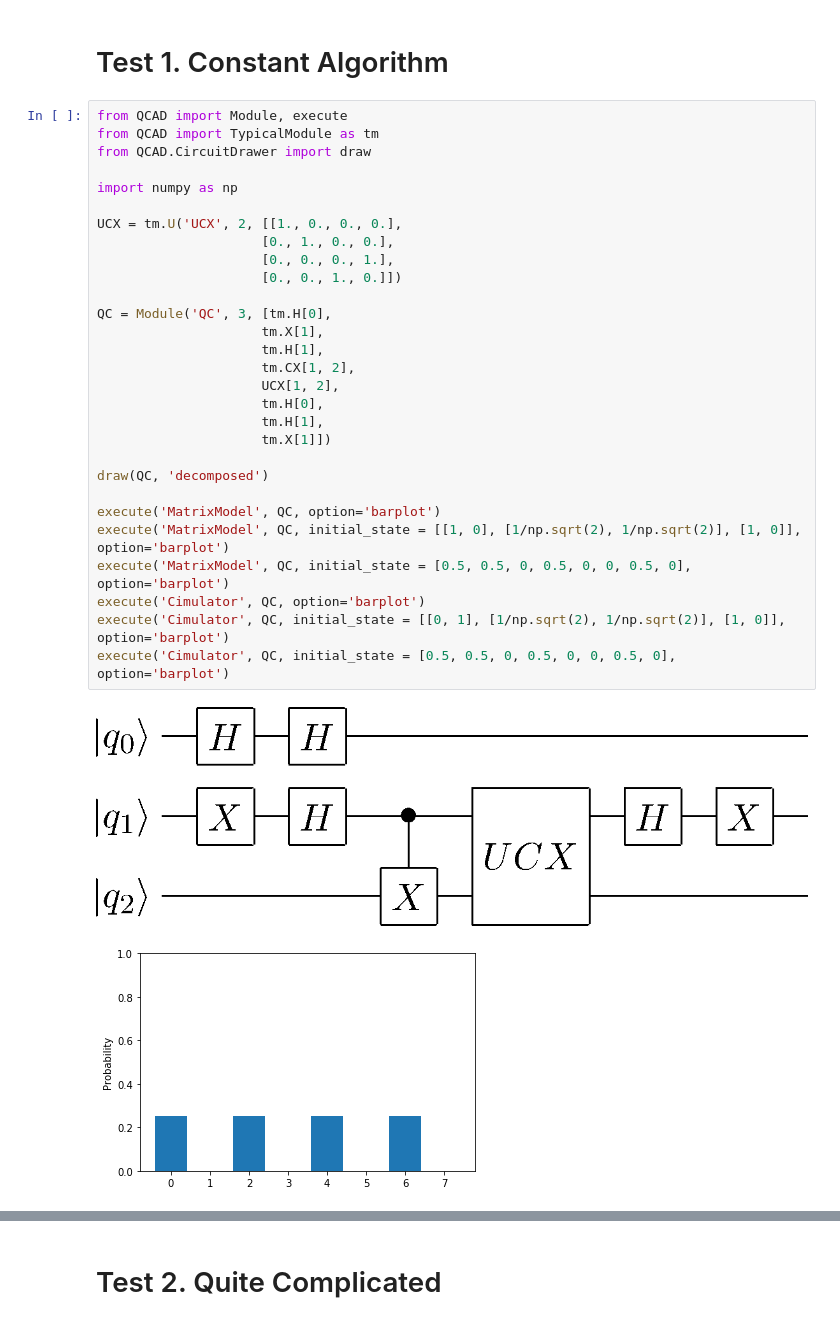
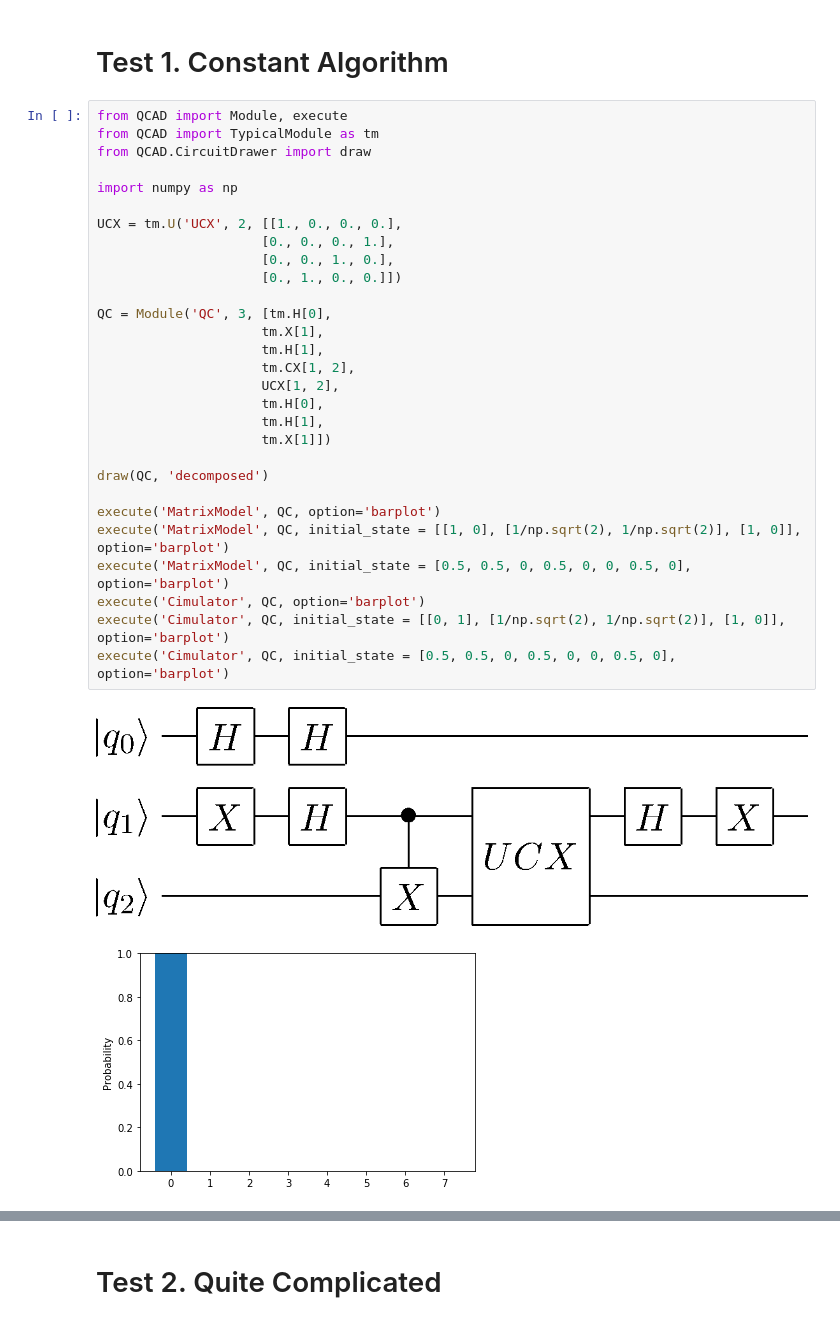
Before and after one commit to GyunghunKim/QCAD, a Jupyter notebook: Test.ipynb, the cells around one changed output, grey strips where cells are left out. Saved outputs shown, nothing was run; the diff lists cells and outputs as text.

```diff
--- a/Test.ipynb
+++ b/Test.ipynb
@@ -3,33 +3,33 @@
 # %%
 from QCAD import Module, execute
 from QCAD import TypicalModule as tm
 from QCAD.CircuitDrawer import draw
 
 import numpy as np
 
 UCX = tm.U('UCX', 2, [[1., 0., 0., 0.],
-                     [0., 1., 0., 0.],
                      [0., 0., 0., 1.],
-                     [0., 0., 1., 0.]])
+                     [0., 0., 1., 0.],
+                     [0., 1., 0., 0.]])
 
 QC = Module('QC', 3, [tm.H[0],
                      tm.X[1],
                      tm.H[1],
                      tm.CX[1, 2],
                      UCX[1, 2],
                      tm.H[0],
                      tm.H[1],
                      tm.X[1]])
 
 draw(QC, 'decomposed')
 
 execute('MatrixModel', QC, option='barplot')
 execute('MatrixModel', QC, initial_state = [[1, 0], [1/np.sqrt(2), 1/np.sqrt(2)], [1, 0]], option='barplot')
 execute('MatrixModel', QC, initial_state = [0.5, 0.5, 0, 0.5, 0, 0, 0.5, 0], option='barplot')
 execute('Cimulator', QC, option='barplot')
 execute('Cimulator', QC, initial_state = [[0, 1], [1/np.sqrt(2), 1/np.sqrt(2)], [1, 0]], option='barplot')
 execute('Cimulator', QC, initial_state = [0.5, 0.5, 0, 0.5, 0, 0, 0.5, 0], option='barplot')
 # %% [output]
 [figure]
-[figure, old version]
+[figure, new version]
 [figure]
```
Also changed, not shown: parts of 2 cells of this notebook, 4 other files.
